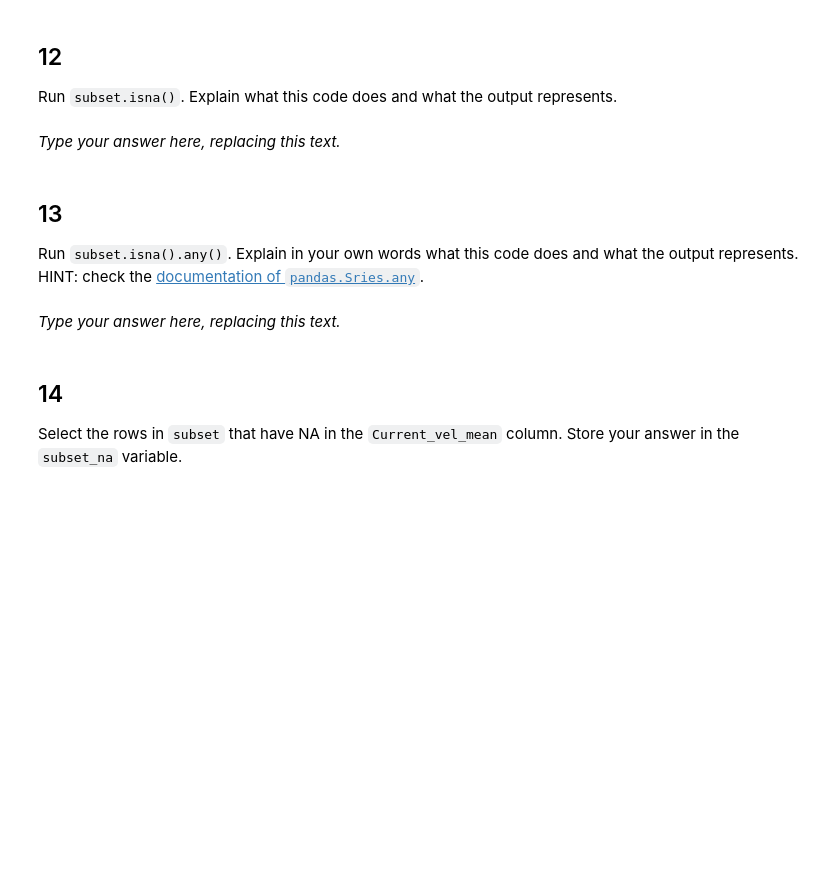
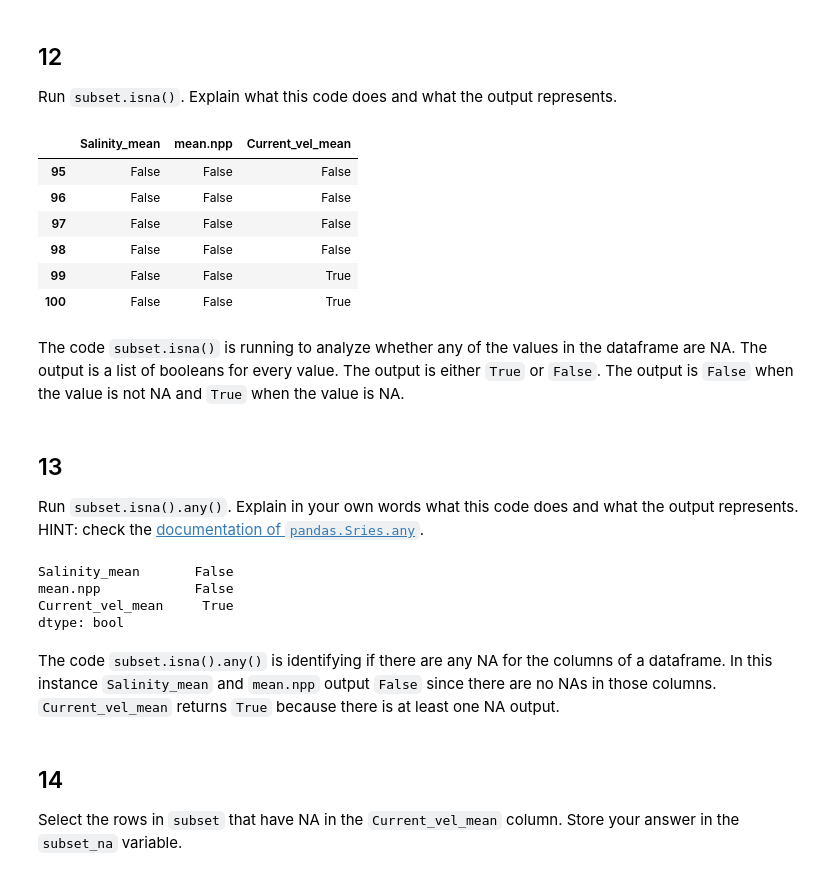
Before and after one commit to sofiiir/eds220-hwk1, a Jupyter notebook: task2/hwk1-task2-corals.ipynb, the cells around one changed output. Cells and saved outputs as stored; diff of their text form; code cells hidden in the pictures; blank space fills up the shorter version.

Commit message:
Answer question 11 through 13

```diff
--- a/task2/hwk1-task2-corals.ipynb
+++ b/task2/hwk1-task2-corals.ipynb
@@ -389,8 +418,18 @@ grader.check("q11")
 ## 12
 
 Run `subset.isna()`. Explain what this code does and what the output represents.
-# %% [markdown]
-_Type your answer here, replacing this text._
+# %%
+subset.isna()
+# %% [output]
+|  | Salinity_mean | mean.npp | Current_vel_mean |
+| 95 | False | False | False |
+| 96 | False | False | False |
+| 97 | False | False | False |
+| 98 | False | False | False |
+| 99 | False | False | True |
+| 100 | False | False | True |
+# %% [markdown]
+The code `subset.isna()` is running to analyze whether any of the values in the dataframe are NA. The output is a list of booleans for every value. The output is either `True` or `False`. The output is `False` when the value is not NA and `True` when the value is NA.
 # %% [markdown]
 <!-- END QUESTION -->
 
@@ -398,8 +437,15 @@ _Type your answer here, replacing this text._
 
 ## 13
 Run `subset.isna().any()`. Explain in your own words what this code does and what the output represents. HINT: check the [documentation of `pandas.Sries.any`](https://pandas.pydata.org/docs/reference/api/pandas.Series.any.html).
-# %% [markdown]
-_Type your answer here, replacing this text._
+# %%
+subset.isna().any()
+# %% [output]
+Salinity_mean       False
+mean.npp            False
+Current_vel_mean     True
+dtype: bool
+# %% [markdown]
+The code `subset.isna().any()` is identifying if there are any NA for the columns of a dataframe. In this instance `Salinity_mean` and `mean.npp` output `False` since there are no NAs in those columns. `Current_vel_mean` returns `True` because there is at least one NA output.
 # %% [markdown]
 <!-- END QUESTION -->
 
```
Also changed, not shown: parts of 9 cells of this notebook.
